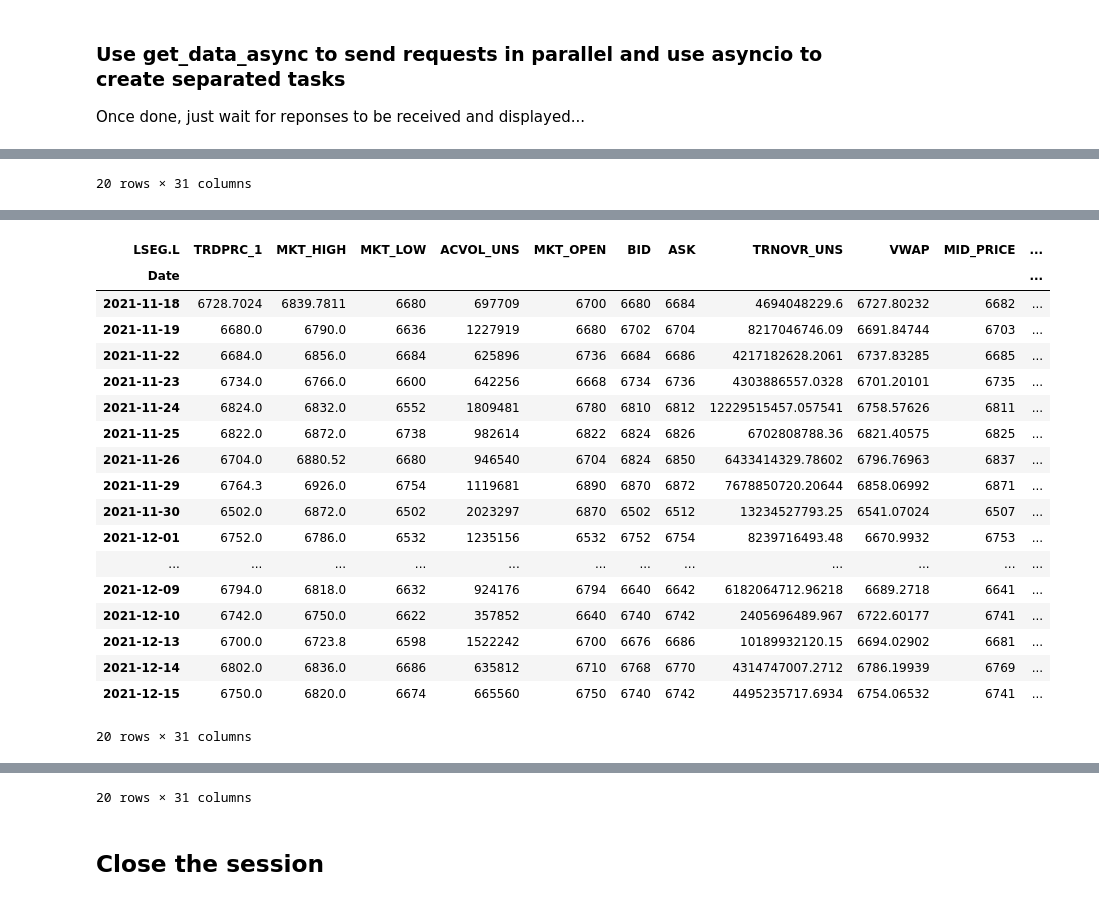
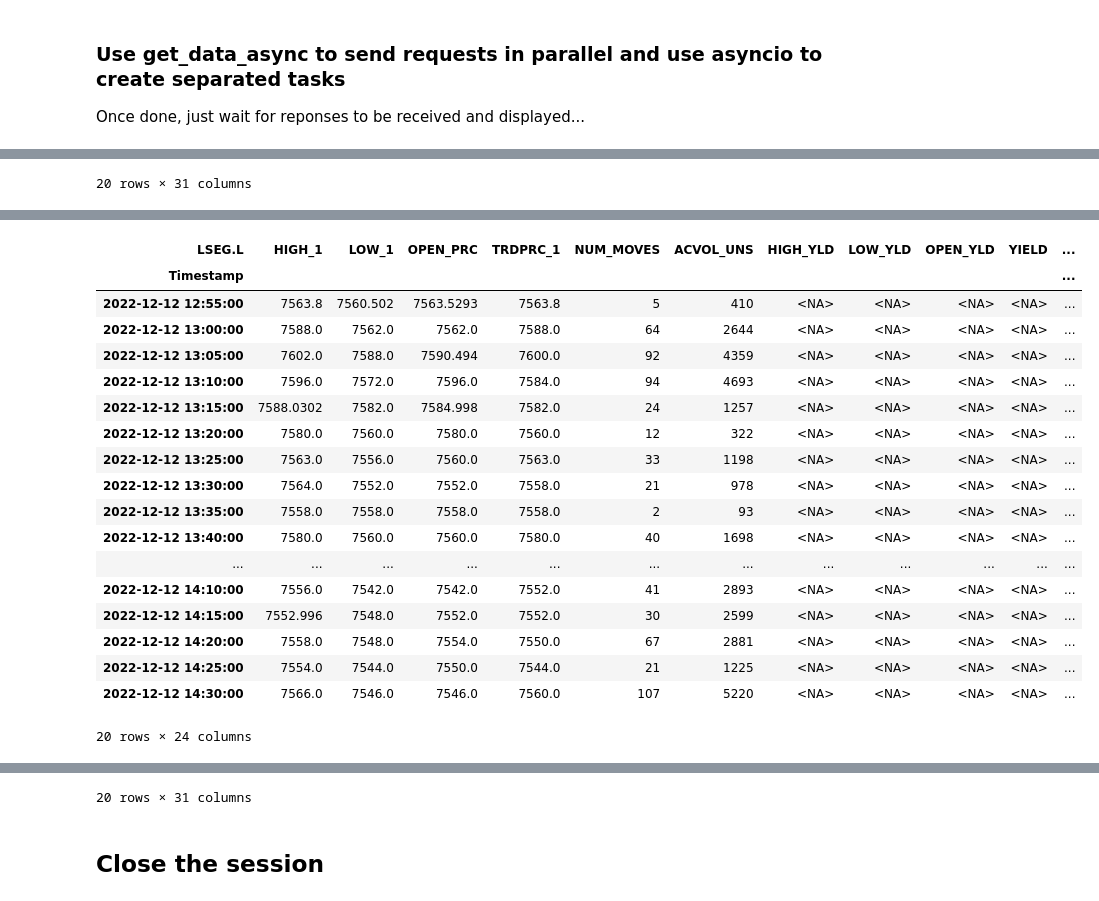
Before and after one commit to LSEG-API-Samples/Example.DataLibrary.Python, a Jupyter notebook: Examples/2-Content/2.01-HistoricalPricing/EX-2.01.03-HistoricalPricing-RequestsWithEvents.ipynb, the cells around one changed output, grey strips where cells are left out. Cells and saved outputs as stored; diff of their text form; code cells hidden in the pictures.

```diff
--- a/Examples/2-Content/2.01-HistoricalPricing/EX-2.01.03-HistoricalPricing-RequestsWithEvents.ipynb
+++ b/Examples/2-Content/2.01-HistoricalPricing/EX-2.01.03-HistoricalPricing-RequestsWithEvents.ipynb
@@ -61,22 +62,30 @@ Once done, just wait for reponses to be received and displayed...
 # %%
 asyncio.get_event_loop().create_task(
     historical_pricing.events.Definition(
-        universe = 'LSEG.L',
+        universe = 'LSEG.L'
+    ).get_data_async(
+        on_response = display_response,
         closure = 'LSEG.L Historical Events'
-    ).get_data_async(on_response = display_response)
+    )
 )
 
 asyncio.get_event_loop().create_task(
     historical_pricing.summaries.Definition(
         universe = 'LSEG.L',
-        closure = 'LSEG.L Historical Summaries'
-    ).get_data_async(on_response = display_response)
+        interval=Intervals.FIVE_MINUTES
+    ).get_data_async(
+        on_response = display_response,
+        closure = 'LSEG.L 5 minutes Historical Summaries'
+    )
 )
 
 asyncio.get_event_loop().create_task(
     historical_pricing.summaries.Definition(
         universe = 'LSEG.L',
-        closure = 'LSEG.L Historical Summaries'
-    ).get_data_async(on_response = display_response)
+        interval = Intervals.DAILY
+    ).get_data_async(
+        on_response = display_response,
+        closure = 'LSEG.L Daily Historical Summaries'
+    )
 )
 # %% [output]
@@ -105,19 +114,19 @@ asyncio.get_event_loop().create_task(
-| LSEG.L | TRDPRC_1 | MKT_HIGH | MKT_LOW | ACVOL_UNS | MKT_OPEN | BID | ASK | TRNOVR_UNS | VWAP | MID_PRICE | ... |
-| Date |  |  |  |  |  |  |  |  |  |  | ... |
-| 2021-11-18 | 6728.7024 | 6839.7811 | 6680 | 697709 | 6700 | 6680 | 6684 | 4694048229.6 | 6727.80232 | 6682 | ... |
-| 2021-11-19 | 6680.0 | 6790.0 | 6636 | 1227919 | 6680 | 6702 | 6704 | 8217046746.09 | 6691.84744 | 6703 | ... |
-| 2021-11-22 | 6684.0 | 6856.0 | 6684 | 625896 | 6736 | 6684 | 6686 | 4217182628.2061 | 6737.83285 | 6685 | ... |
-| 2021-11-23 | 6734.0 | 6766.0 | 6600 | 642256 | 6668 | 6734 | 6736 | 4303886557.0328 | 6701.20101 | 6735 | ... |
-| 2021-11-24 | 6824.0 | 6832.0 | 6552 | 1809481 | 6780 | 6810 | 6812 | 12229515457.057541 | 6758.57626 | 6811 | ... |
-| 2021-11-25 | 6822.0 | 6872.0 | 6738 | 982614 | 6822 | 6824 | 6826 | 6702808788.36 | 6821.40575 | 6825 | ... |
-| 2021-11-26 | 6704.0 | 6880.52 | 6680 | 946540 | 6704 | 6824 | 6850 | 6433414329.78602 | 6796.76963 | 6837 | ... |
-| 2021-11-29 | 6764.3 | 6926.0 | 6754 | 1119681 | 6890 | 6870 | 6872 | 7678850720.20644 | 6858.06992 | 6871 | ... |
-| 2021-11-30 | 6502.0 | 6872.0 | 6502 | 2023297 | 6870 | 6502 | 6512 | 13234527793.25 | 6541.07024 | 6507 | ... |
-| 2021-12-01 | 6752.0 | 6786.0 | 6532 | 1235156 | 6532 | 6752 | 6754 | 8239716493.48 | 6670.9932 | 6753 | ... |
+| LSEG.L | HIGH_1 | LOW_1 | OPEN_PRC | TRDPRC_1 | NUM_MOVES | ACVOL_UNS | HIGH_YLD | LOW_YLD | OPEN_YLD | YIELD | ... |
+| Timestamp |  |  |  |  |  |  |  |  |  |  | ... |
+| 2022-12-12 12:55:00 | 7563.8 | 7560.502 | 7563.5293 | 7563.8 | 5 | 410 | <NA> | <NA> | <NA> | <NA> | ... |
+| 2022-12-12 13:00:00 | 7588.0 | 7562.0 | 7562.0 | 7588.0 | 64 | 2644 | <NA> | <NA> | <NA> | <NA> | ... |
+| 2022-12-12 13:05:00 | 7602.0 | 7588.0 | 7590.494 | 7600.0 | 92 | 4359 | <NA> | <NA> | <NA> | <NA> | ... |
+| 2022-12-12 13:10:00 | 7596.0 | 7572.0 | 7596.0 | 7584.0 | 94 | 4693 | <NA> | <NA> | <NA> | <NA> | ... |
+| 2022-12-12 13:15:00 | 7588.0302 | 7582.0 | 7584.998 | 7582.0 | 24 | 1257 | <NA> | <NA> | <NA> | <NA> | ... |
+| 2022-12-12 13:20:00 | 7580.0 | 7560.0 | 7580.0 | 7560.0 | 12 | 322 | <NA> | <NA> | <NA> | <NA> | ... |
+| 2022-12-12 13:25:00 | 7563.0 | 7556.0 | 7560.0 | 7563.0 | 33 | 1198 | <NA> | <NA> | <NA> | <NA> | ... |
+| 2022-12-12 13:30:00 | 7564.0 | 7552.0 | 7552.0 | 7558.0 | 21 | 978 | <NA> | <NA> | <NA> | <NA> | ... |
+| 2022-12-12 13:35:00 | 7558.0 | 7558.0 | 7558.0 | 7558.0 | 2 | 93 | <NA> | <NA> | <NA> | <NA> | ... |
+| 2022-12-12 13:40:00 | 7580.0 | 7560.0 | 7560.0 | 7580.0 | 40 | 1698 | <NA> | <NA> | <NA> | <NA> | ... |
 | ... | ... | ... | ... | ... | ... | ... | ... | ... | ... | ... | ... |
-| 2021-12-09 | 6794.0 | 6818.0 | 6632 | 924176 | 6794 | 6640 | 6642 | 6182064712.96218 | 6689.2718 | 6641 | ... |
-| 2021-12-10 | 6742.0 | 6750.0 | 6622 | 357852 | 6640 | 6740 | 6742 | 2405696489.967 | 6722.60177 | 6741 | ... |
-| 2021-12-13 | 6700.0 | 6723.8 | 6598 | 1522242 | 6700 | 6676 | 6686 | 10189932120.15 | 6694.02902 | 6681 | ... |
-| 2021-12-14 | 6802.0 | 6836.0 | 6686 | 635812 | 6710 | 6768 | 6770 | 4314747007.2712 | 6786.19939 | 6769 | ... |
-| 2021-12-15 | 6750.0 | 6820.0 | 6674 | 665560 | 6750 | 6740 | 6742 | 4495235717.6934 | 6754.06532 | 6741 | ... |
+| 2022-12-12 14:10:00 | 7556.0 | 7542.0 | 7542.0 | 7552.0 | 41 | 2893 | <NA> | <NA> | <NA> | <NA> | ... |
+| 2022-12-12 14:15:00 | 7552.996 | 7548.0 | 7552.0 | 7552.0 | 30 | 2599 | <NA> | <NA> | <NA> | <NA> | ... |
+| 2022-12-12 14:20:00 | 7558.0 | 7548.0 | 7554.0 | 7550.0 | 67 | 2881 | <NA> | <NA> | <NA> | <NA> | ... |
+| 2022-12-12 14:25:00 | 7554.0 | 7544.0 | 7550.0 | 7544.0 | 21 | 1225 | <NA> | <NA> | <NA> | <NA> | ... |
+| 2022-12-12 14:30:00 | 7566.0 | 7546.0 | 7546.0 | 7560.0 | 107 | 5220 | <NA> | <NA> | <NA> | <NA> | ... |
-20 rows × 31 columns
+20 rows × 24 columns
```
Also changed, not shown: parts of 2 cells of this notebook, 3 other files.
